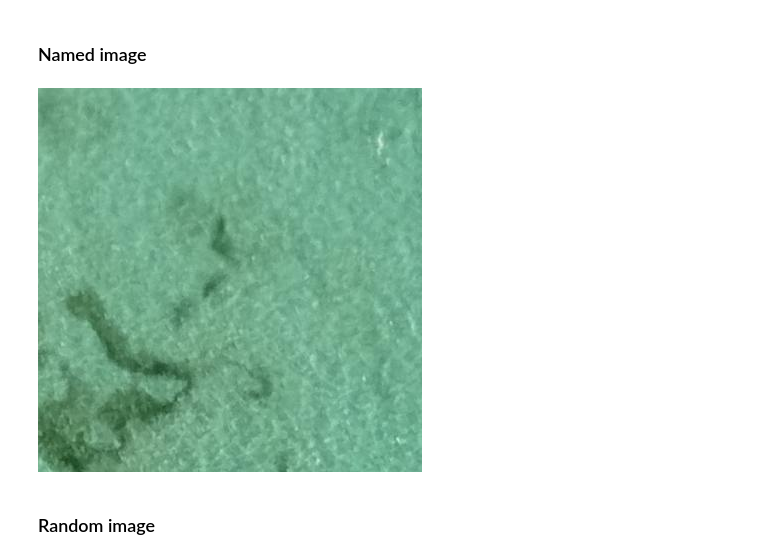
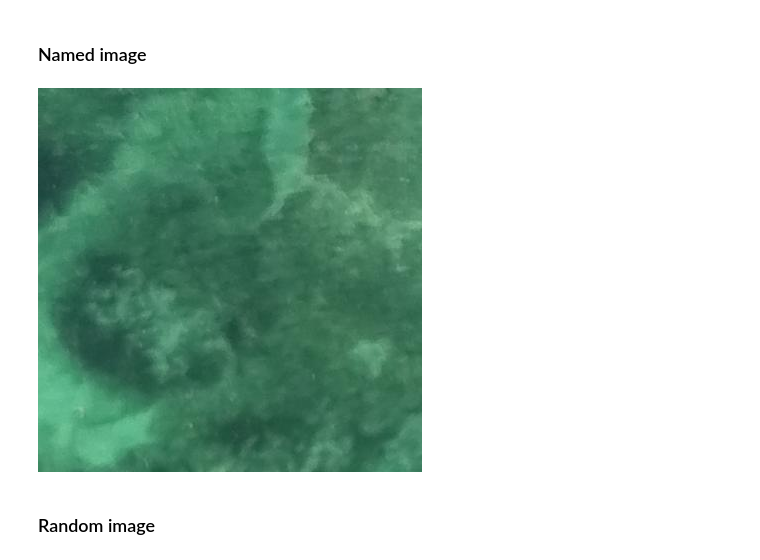
Before and after one commit to Oslandia/tanzania-challenge, a Jupyter notebook: example/infer_postprocess.ipynb, the cells around one changed output. Saved outputs shown, nothing was run; the diff lists cells and outputs as text; code cells hidden in the pictures.

```diff
--- a/example/infer_postprocess.ipynb
+++ b/example/infer_postprocess.ipynb
@@ -83,10 +85,10 @@ geom_path = os.path.join("..", "data", "open_ai_tanzania", "preprocessed", "384"
 # %% [markdown]
 ### Named image
 # %%
-filename = "5ae36dd70b093000130afdbb_384_384_26112_42624.tif"
+filename = "5ae318220b093000130afd99_384_384_39936_22656.tif"
 im = Image.open(os.path.join(image_path, filename)) ; im
 # %% [output]
-[figure, old version]
+[figure, new version]
 # %% [markdown]
 ### Random image
 # %%
```
Also changed, not shown: parts of 11 cells of this notebook.
